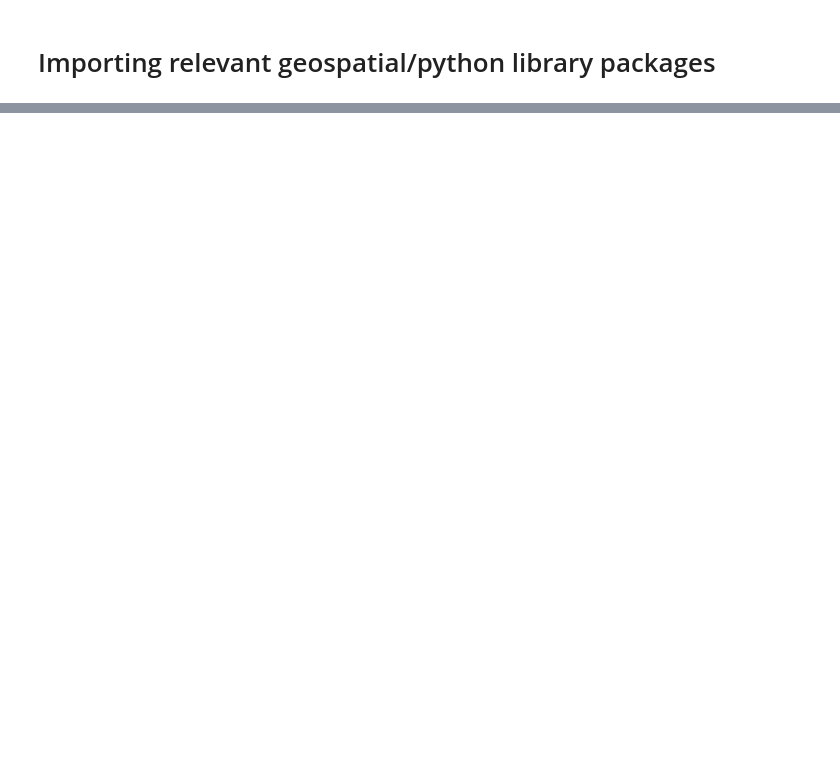
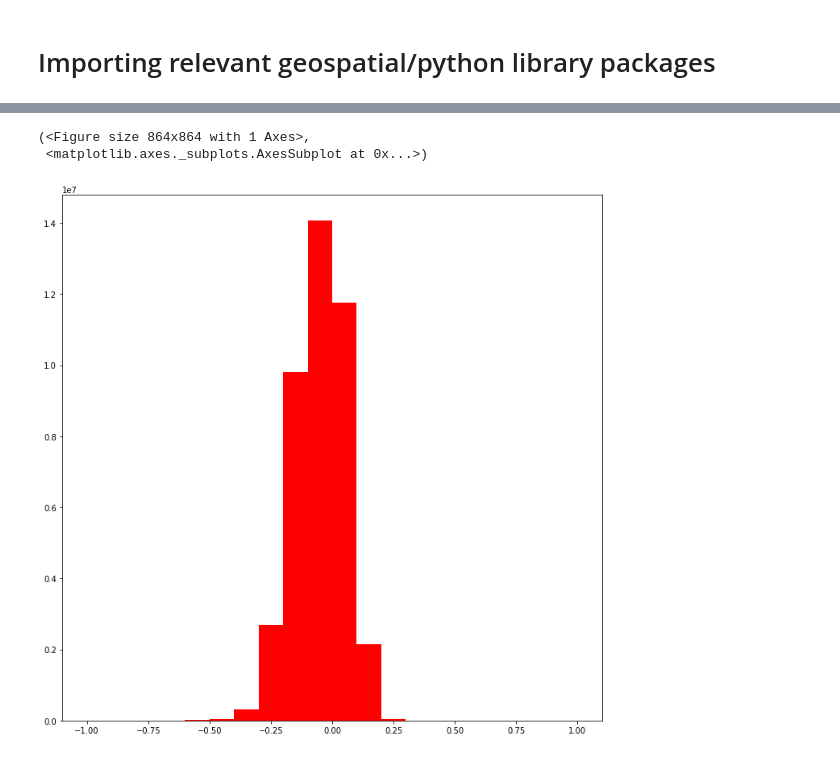
Before and after one commit to fireDetectionPrj/fireDetectionTeam, a Jupyter notebook: Fire Detection Project.ipynb, the cells around one changed output, grey strips where cells are left out. Saved outputs shown, nothing was run; the diff lists cells and outputs as text; code cells hidden in the pictures; blank space fills up the shorter version.

```diff
--- a/Fire Detection Project.ipynb
+++ b/Fire Detection Project.ipynb
@@ -32,0 +58,7 @@ NameError: name 'plt' is not defined
+# %%
+#histogram ndvi values of image
+ep.hist(ndvi,colors = ['red'], figsize=(12, 12),hist_range= (-1,1))
+# %% [output]
+(<Figure size 864x864 with 1 Axes>,
+ <matplotlib.axes._subplots.AxesSubplot at 0x...>)
+[figure, added]
```
Also changed, not shown: parts of 7 cells of this notebook.
